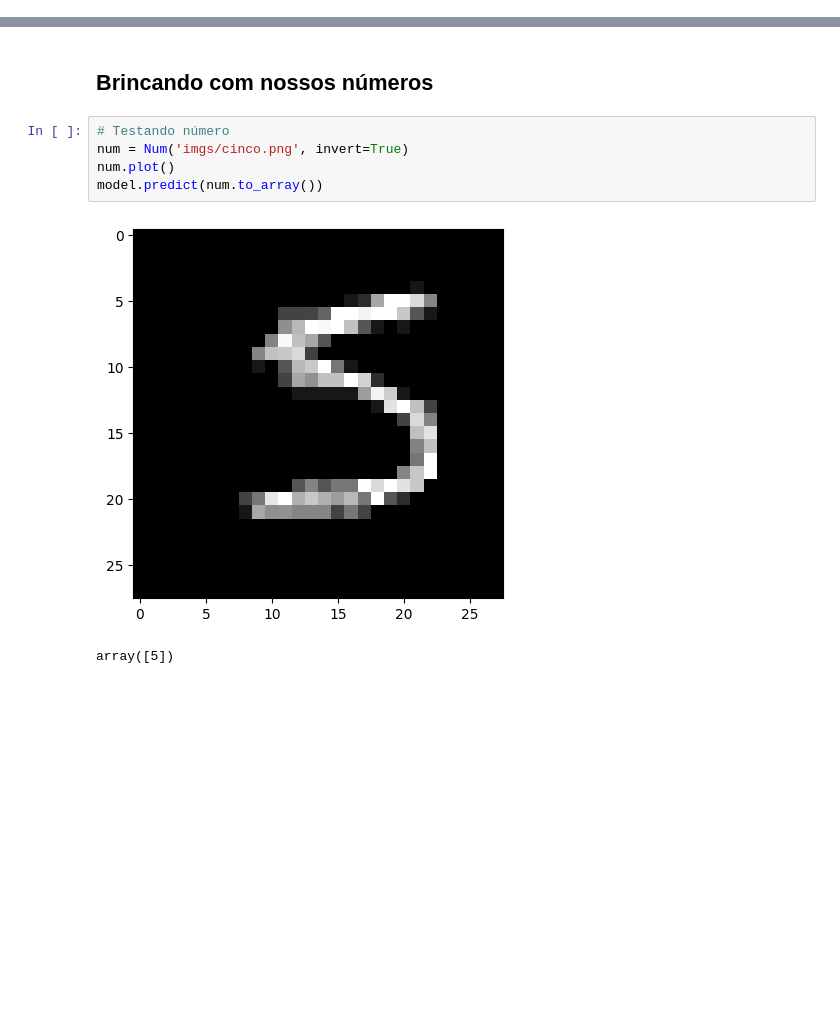
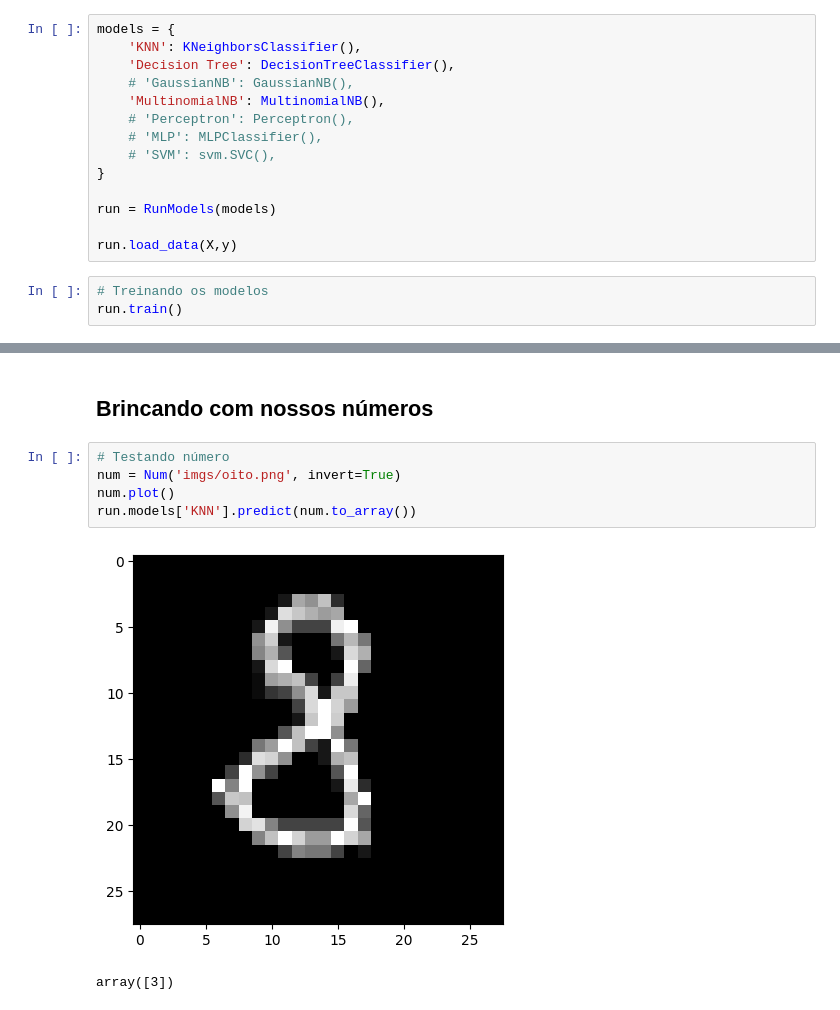
Before and after one commit to carlosgcarneiro/PESMnist, a Jupyter notebook: project_mnist.ipynb, the cells around one changed output, grey strips where cells are left out. Saved outputs shown, nothing was run; the diff lists cells and outputs as text; blank space fills up the shorter version.

```diff
--- a/project_mnist.ipynb
+++ b/project_mnist.ipynb
@@ -201,0 +51,17 @@ weighted avg       0.96      0.96      0.96     17500
+# %%
+models = {
+    'KNN': KNeighborsClassifier(),
+    'Decision Tree': DecisionTreeClassifier(),
+    # 'GaussianNB': GaussianNB(),
+    'MultinomialNB': MultinomialNB(),
+    # 'Perceptron': Perceptron(),
+    # 'MLP': MLPClassifier(),
+    # 'SVM': svm.SVC(),
+}
+
+run = RunModels(models)
+
+run.load_data(X,y)
+# %%
+# Treinando os modelos
+run.train()
@@ -203,9 +94,9 @@ weighted avg       0.96      0.96      0.96     17500
 ## Brincando com nossos números
 # %%
 # Testando número
-num = Num('imgs/cinco.png', invert=True)
+num = Num('imgs/oito.png', invert=True)
 num.plot()
-model.predict(num.to_array())
+run.models['KNN'].predict(num.to_array())
 # %% [output]
-[figure, old version]
+[figure, new version]
-array([5])
+array([3])
```
Also changed, not shown: parts of 15 cells of this notebook, 1 other file.
